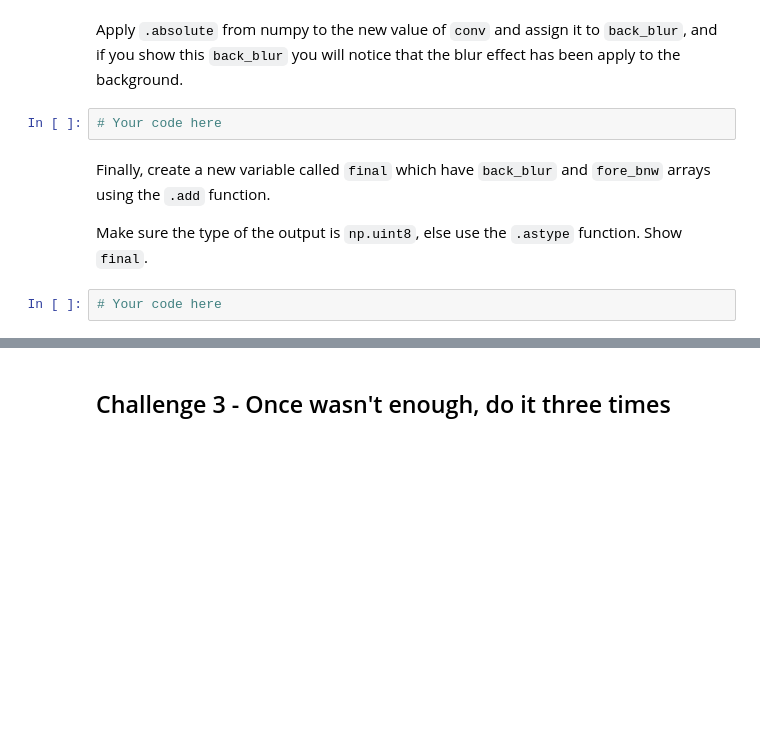
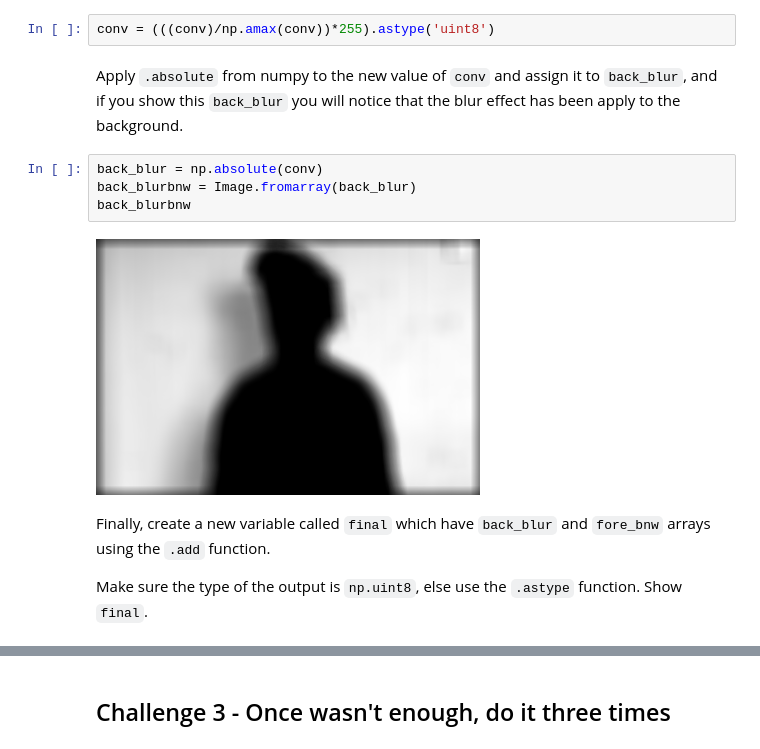
Before and after one commit to blancalluch/ImageSegmentation, a Jupyter notebook: main.ipynb, the cells around one changed output, grey strips where cells are left out. Drawn from its saved outputs; the diff is of its cells as text; blank space fills up the shorter version.

```diff
--- a/main.ipynb
+++ b/main.ipynb
@@ -109,10 +174,14 @@ Now you must operate with `conv` in order to have their values between 0 and 255
+# %%
+conv = (((conv)/np.amax(conv))*255).astype('uint8')
 # %% [markdown]
 Apply `.absolute` from numpy to the new value of `conv` and assign it to `back_blur`, and if you show this `back_blur` you will notice that the blur effect has been apply to the background.
-# %%
-# Your code here
+# %%
+back_blur = np.absolute(conv)
+back_blurbnw = Image.fromarray(back_blur)
+back_blurbnw
+# %% [output]
+[figure, added]
 # %% [markdown]
 Finally, create a new variable called `final` which have `back_blur` and `fore_bnw` arrays using the `.add` function.
 
 Make sure the type of the output is `np.uint8`, else use the `.astype` function. Show `final`.
-# %%
-# Your code here
```
Also changed, not shown: parts of 46 cells of this notebook, 3 other files.
